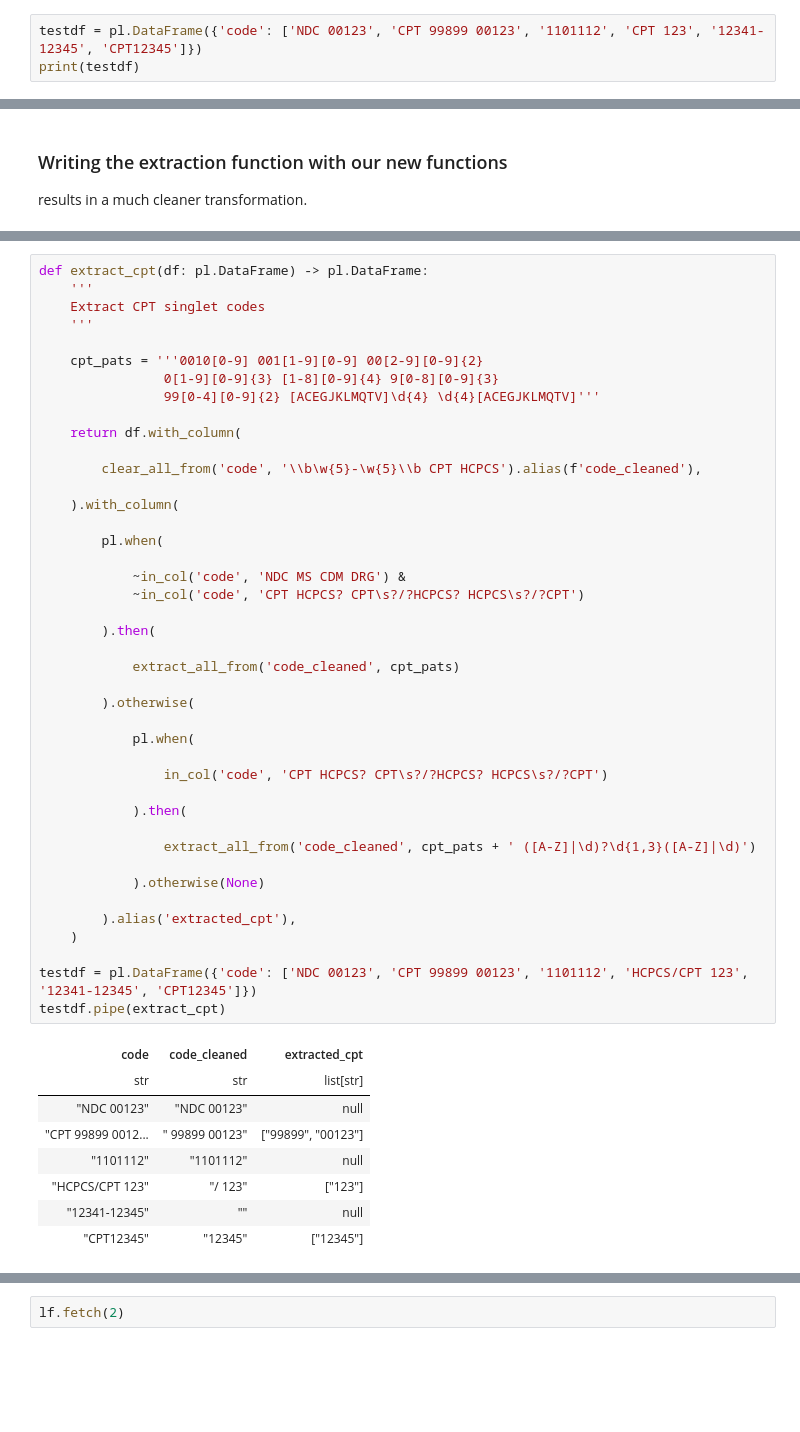
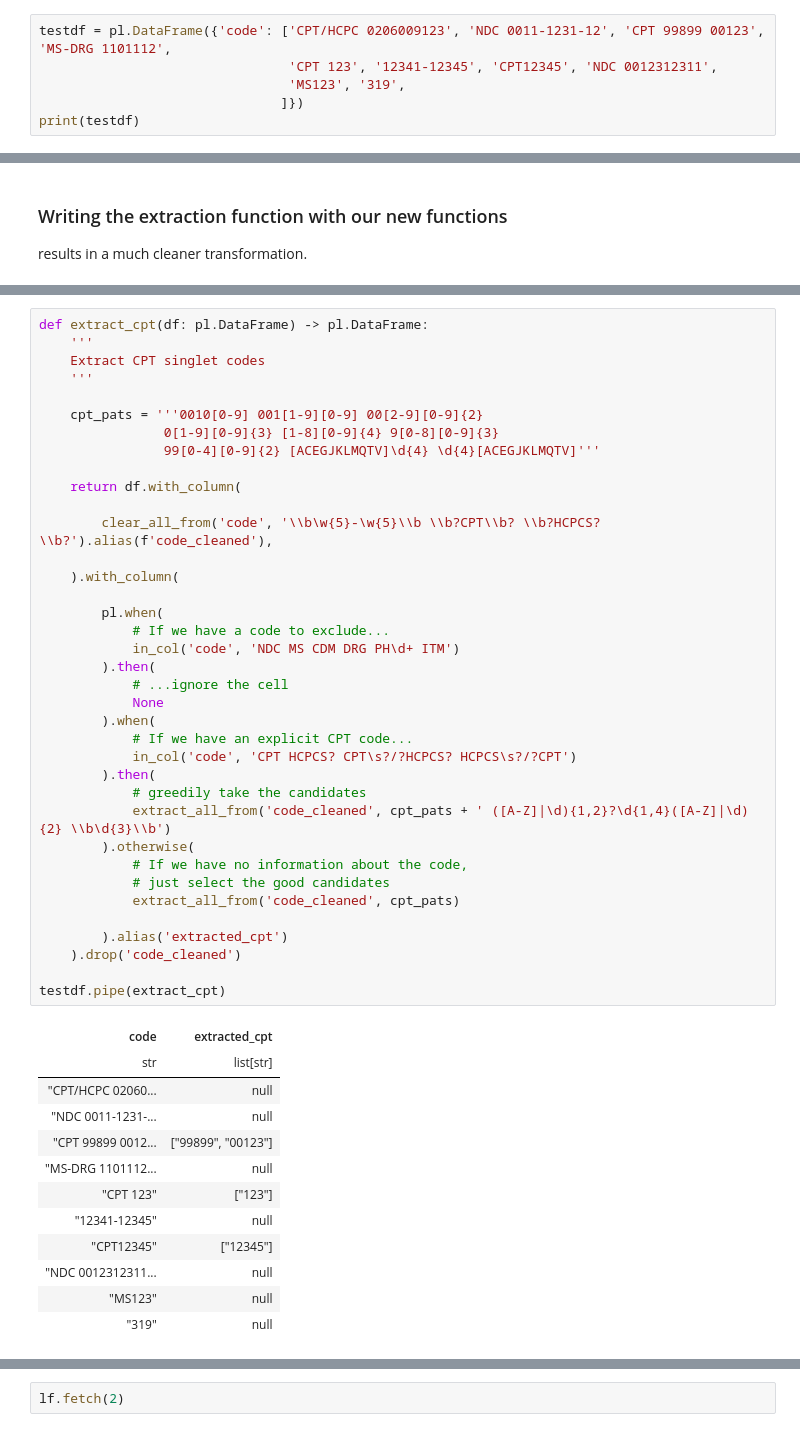
Before and after one commit to alecstein/dolt_datascience, a Jupyter notebook: hospitals_v3/cleanup/cleaning-hospitals-dataset.ipynb, the cells around one changed output, grey strips where cells are left out. Cells and saved outputs as stored; diff of their text form; blank space fills up the shorter version.

```diff
--- a/hospitals_v3/cleanup/cleaning-hospitals-dataset.ipynb
+++ b/hospitals_v3/cleanup/cleaning-hospitals-dataset.ipynb
@@ -55,6 +55,9 @@ def extract_cpt(df: pl.DataFrame) -> pl.DataFrame:
 
 We'll use to test out our transformations.
 # %%
-testdf = pl.DataFrame({'code': ['NDC 00123', 'CPT 99899 00123', '1101112', 'CPT 123', '12341-12345', 'CPT12345']})
+testdf = pl.DataFrame({'code': ['CPT/HCPC 0206009123', 'NDC 0011-1231-12', 'CPT 99899 00123', 'MS-DRG 1101112',
+                                'CPT 123', '12341-12345', 'CPT12345', 'NDC 0012312311',
+                                'MS123', '319',
+                               ]})
 print(testdf)
 # %% [output]
@@ -306,51 +320,50 @@ Let's add the detail needed to make this extraction more realistic.
 # %%
 def extract_cpt(df: pl.DataFrame) -> pl.DataFrame:
     '''
     Extract CPT singlet codes
     '''
 
     cpt_pats = '''0010[0-9] 001[1-9][0-9] 00[2-9][0-9]{2}
                 0[1-9][0-9]{3} [1-8][0-9]{4} 9[0-8][0-9]{3}
                 99[0-4][0-9]{2} [ACEGJKLMQTV]\d{4} \d{4}[ACEGJKLMQTV]'''
 
     return df.with_column(
 
-        clear_all_from('code', '\\b\w{5}-\w{5}\\b CPT HCPCS').alias(f'code_cleaned'),
+        clear_all_from('code', '\\b\w{5}-\w{5}\\b \\b?CPT\\b? \\b?HCPCS?\\b?').alias(f'code_cleaned'),
 
     ).with_column(
 
         pl.when(
-
-            ~in_col('code', 'NDC MS CDM DRG') &
-            ~in_col('code', 'CPT HCPCS? CPT\s?/?HCPCS? HCPCS\s?/?CPT')
-
+            # If we have a code to exclude...
+            in_col('code', 'NDC MS CDM DRG PH\d+ ITM')
         ).then(
-
+            # ...ignore the cell
+            None
+        ).when(
+            # If we have an explicit CPT code...
+            in_col('code', 'CPT HCPCS? CPT\s?/?HCPCS? HCPCS\s?/?CPT')
+        ).then(
+            # greedily take the candidates
+            extract_all_from('code_cleaned', cpt_pats + ' ([A-Z]|\d){1,2}?\d{1,4}([A-Z]|\d){2} \\b\d{3}\\b')
+        ).otherwise(
+            # If we have no information about the code,
+            # just select the good candidates
             extract_all_from('code_cleaned', cpt_pats)
 
-        ).otherwise(
+        ).alias('extracted_cpt')
+    ).drop('code_cleaned')
 
-            pl.when(
-
-                in_col('code', 'CPT HCPCS? CPT\s?/?HCPCS? HCPCS\s?/?CPT')
-
-            ).then(
-
-                extract_all_from('code_cleaned', cpt_pats + ' ([A-Z]|\d)?\d{1,3}([A-Z]|\d)')
-
-            ).otherwise(None)
-
-        ).alias('extracted_cpt'),
-    )
-
-testdf = pl.DataFrame({'code': ['NDC 00123', 'CPT 99899 00123', '1101112', 'HCPCS/CPT 123', '12341-12345', 'CPT12345']})
 testdf.pipe(extract_cpt)
 # %% [output]
-| code | code_cleaned | extracted_cpt |
-| str | str | list[str] |
-| "NDC 00123" | "NDC 00123" | null |
-| "CPT 99899 0012... | " 99899 00123" | ["99899", "00123"] |
-| "1101112" | "1101112" | null |
-| "HCPCS/CPT 123" | "/ 123" | ["123"] |
-| "12341-12345" | "" | null |
-| "CPT12345" | "12345" | ["12345"] |
+| code | extracted_cpt |
+| str | list[str] |
+| "CPT/HCPC 02060... | null |
+| "NDC 0011-1231-... | null |
+| "CPT 99899 0012... | ["99899", "00123"] |
+| "MS-DRG 1101112... | null |
+| "CPT 123" | ["123"] |
+| "12341-12345" | null |
+| "CPT12345" | ["12345"] |
+| "NDC 0012312311... | null |
+| "MS123" | null |
+| "319" | null |
```
Also changed, not shown: parts of 17 cells of this notebook.
